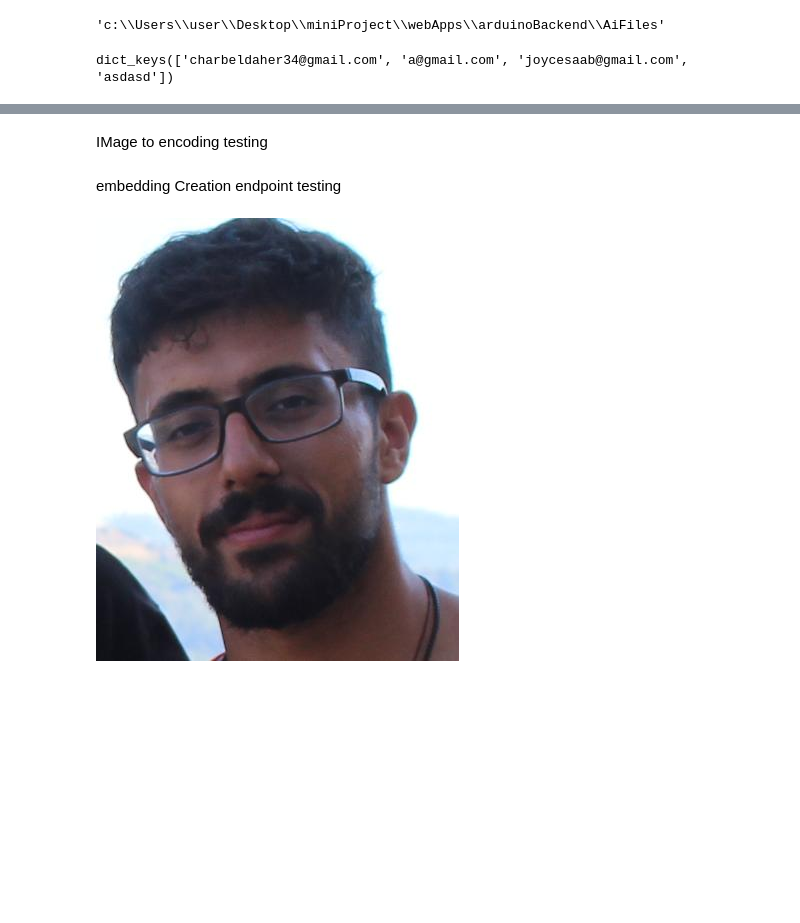
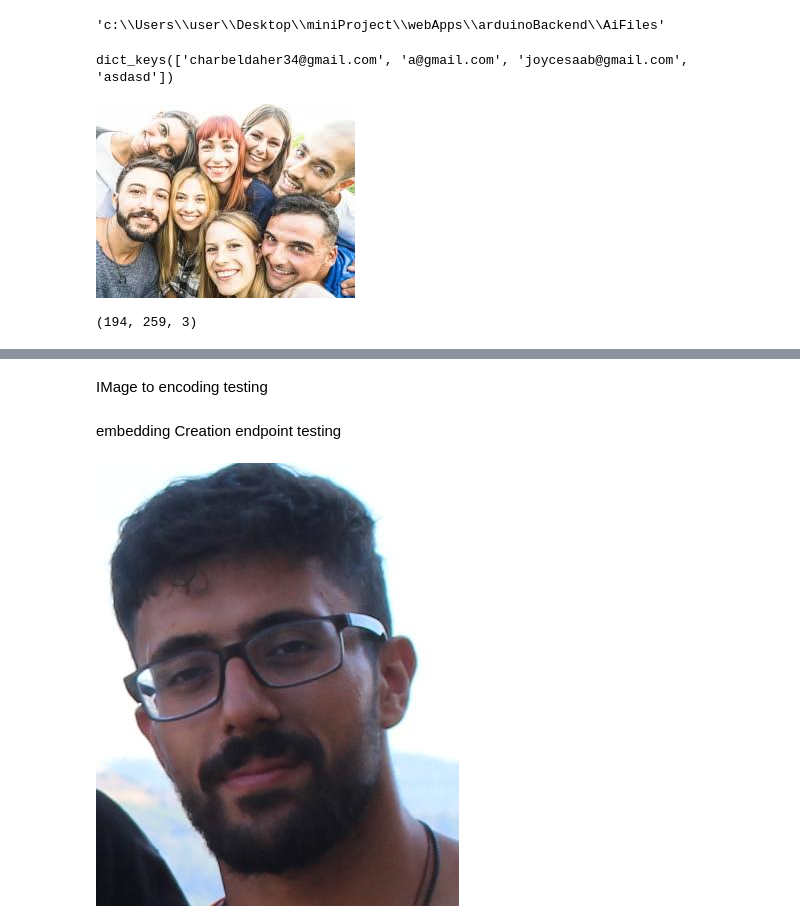
Before and after one commit to CharbelDaher34/Court-Automation, a Jupyter notebook: arduinoBackend/AiFiles/df.ipynb, the cells around one changed output, grey strips where cells are left out. Cells and saved outputs as stored; diff of their text form; code cells hidden in the pictures; blank space fills up the shorter version.

```diff
--- a/arduinoBackend/AiFiles/df.ipynb
+++ b/arduinoBackend/AiFiles/df.ipynb
@@ -39,6 +41,6 @@ def display_image_with_title(image_path, title):
   # Display the plot
   plt.show()
 # %%
-img=Image.open("./images/daher/IMG_3018.jpg")
+img=Image.open("./images/download.jpeg")
 # %%
 img
@@ -118,0 +141,4 @@ np.array(a).shape
+# %%
+img
+# %% [output]
+[figure, added]
@@ -118,0 +196,4 @@ np.array(a).shape
+# %%
+np.array(img).shape
+# %% [output]
+(194, 259, 3)
```
Also changed, not shown: parts of 9 cells of this notebook, 9 other files.
